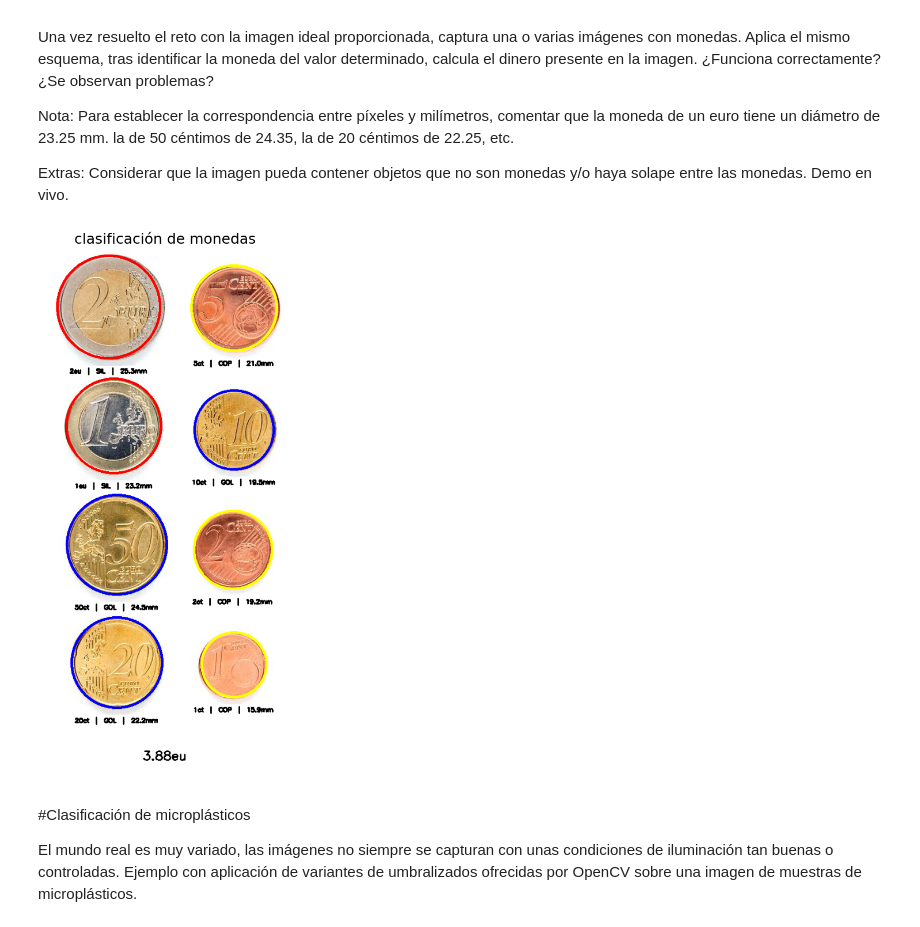
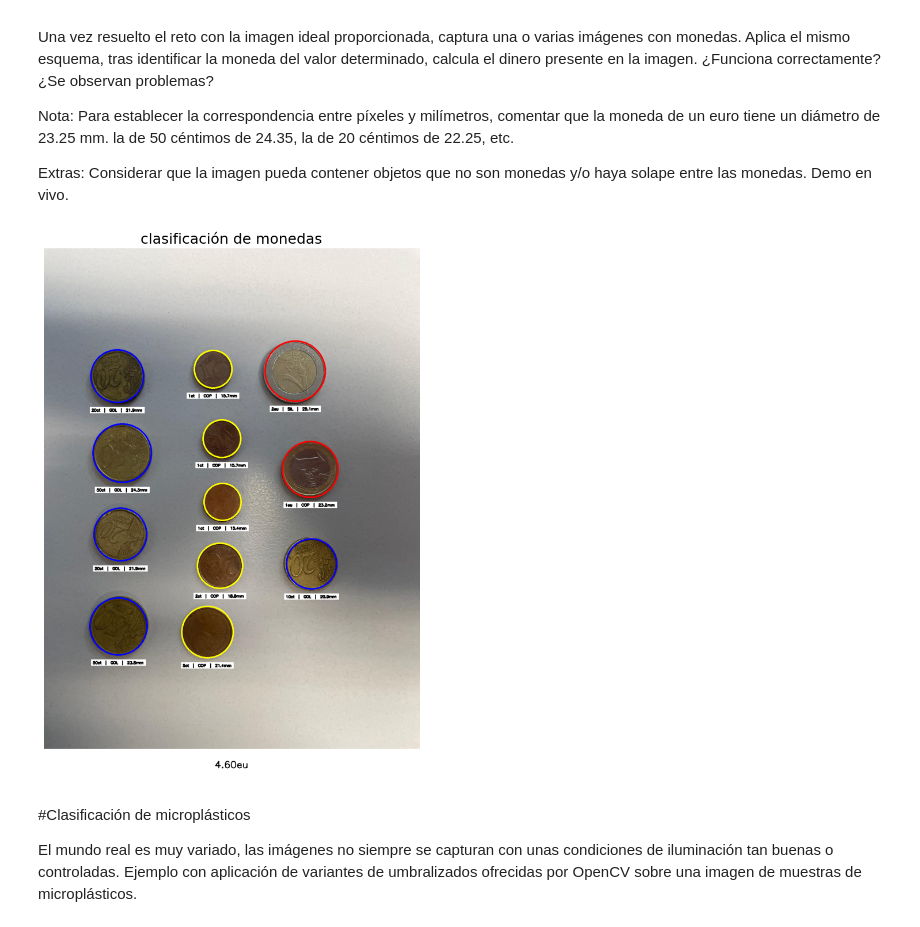
Before and after one commit to maikos08/VC-ULPGC, a Jupyter notebook: VC_P3/VC_P3.ipynb, the cells around one changed output. Saved outputs shown, nothing was run; the diff lists cells and outputs as text; code cells hidden in the pictures.

```diff
--- a/VC_P3/VC_P3.ipynb
+++ b/VC_P3/VC_P3.ipynb
@@ -380,7 +15,6 @@ Nota: Para establecer la correspondencia entre píxeles y milímetros, comentar
 Extras: Considerar que la imagen pueda contener objetos que no son monedas y/o haya solape entre las monedas. Demo en vivo.
 # %%
 import cv2
-import math
 import numpy as np
 import matplotlib.pyplot as plt
 from collections import Counter
@@ -443,9 +77,9 @@ def analyze_coin_color(x, y, patch_size=5):
         return "UNKNOWN"
 
 # 1. Carga y preprocesamiento de la imagen
-img = cv2.imread('Monedas.jpg')  # Carga la imagen
+img = cv2.imread('Monedas 3.jpg')  # Carga la imagen
 if img is None:
-    raise FileNotFoundError("No se pudo cargar la imagen 'Monedas 3.jpg'. Verifica la ruta.")
+    raise FileNotFoundError("No se pudo cargar la imagen. Verifica la ruta.")
 img_hsv = cv2.cvtColor(img, cv2.COLOR_BGR2HSV)  # Convierte a espacio de color HSV
 img_gray = cv2.cvtColor(img, cv2.COLOR_BGR2GRAY)  # Convierte a escala de grises
 img_blurred = cv2.medianBlur(img_gray, 5)  # Aplica desenfoque para reducir ruido
@@ -567,34 +201,34 @@ for idx, value, color in final_classifications:
     thickness = 1 if r < 50 else 2
     text_size = cv2.getTextSize(text, font, scale, thickness)[0]
     text_x, text_y = int(cx - text_size[0] / 2), int(cy + text_size[1] / 2 + r + 25)
 
     cv2.rectangle(img_final, (text_x - 5, text_y - text_size[1] - 5),
                   (text_x + text_size[0] + 5, text_y + 5), (255, 255, 255), -1)
     cv2.putText(img_final, text, (text_x, text_y), font, scale, (0, 0, 0), thickness)
 
 # 9. Agrega el valor total centrado en la parte inferior
 height, width = img_final.shape[:2]
 extra_height = 100
 img_with_total = np.zeros((height + extra_height, width, 3), dtype=np.uint8)
 img_with_total[:height, :width] = img_final
 img_with_total[height:height + extra_height, :width] = 255
 
 font = cv2.FONT_HERSHEY_SIMPLEX
 scale = max(0.8, min(1.5, width / 1200.0))
 thickness = 2
 text_size = cv2.getTextSize(total_text, font, scale, thickness)[0]
 text_x = (width - text_size[0]) // 2
 text_y = height + 60
 cv2.putText(img_with_total, total_text, (text_x, text_y), font, scale, (0, 0, 0), thickness)
 
 # 10. Muestra la imagen final con las clasificaciones y el valor total
 plt.figure(figsize=(18, 12))
 plt.imshow(cv2.cvtColor(img_with_total, cv2.COLOR_BGR2RGB))
 plt.axis("off")
 plt.title("clasificación de monedas", fontsize=18)
 plt.show()
 # %% [output]
-[figure, old version]
+[figure, new version]
 # %% [markdown]
 #Clasificación de microplásticos
 
```
Also changed, not shown: parts of 13 cells of this notebook, 4 other files.
